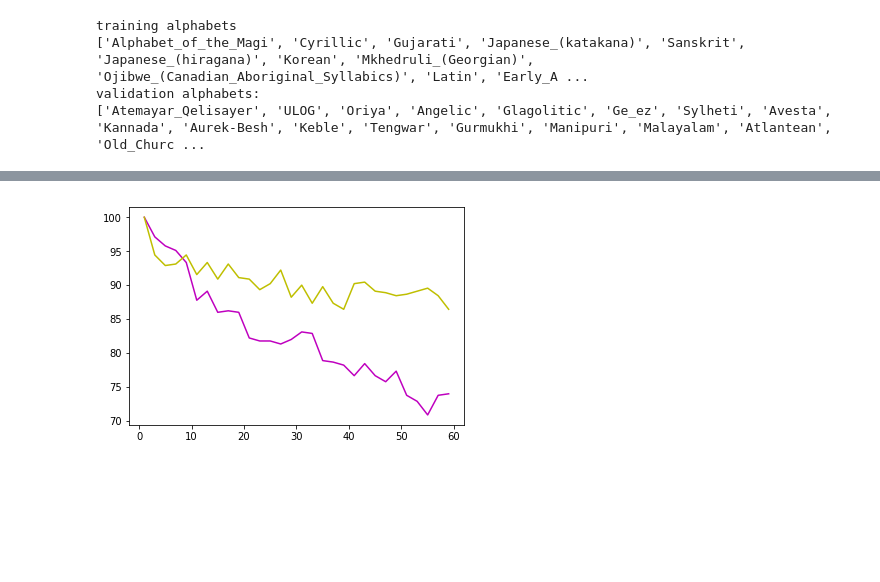
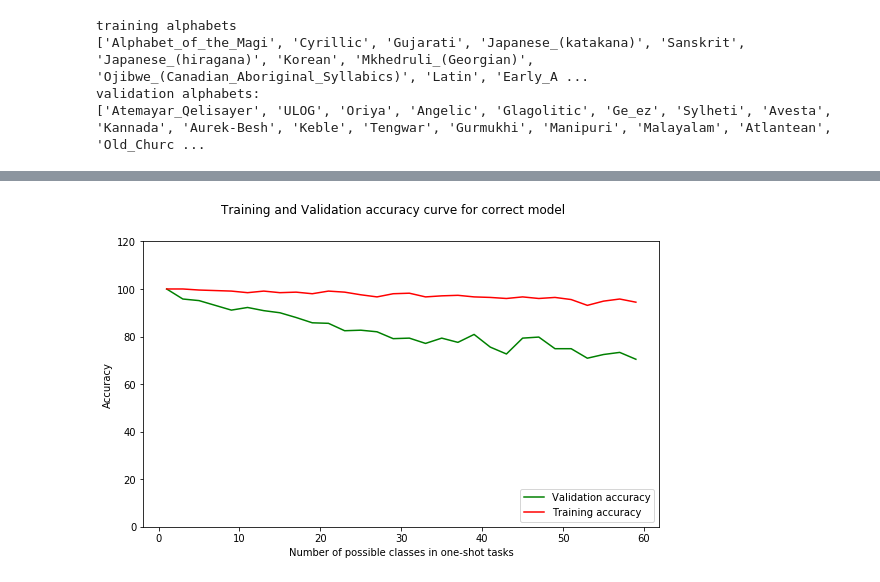
Before and after one commit to abhiyad/bad_siamese, a Jupyter notebook: get_graphs.ipynb, the cells around one changed output, grey strips where cells are left out. Saved outputs shown, nothing was run; the diff lists cells and outputs as text; code cells hidden in the pictures; blank space fills up the shorter version.

```diff
--- a/get_graphs.ipynb
+++ b/get_graphs.ipynb
@@ -180,17 +223,21 @@ siamese_net.load_weights('./poisoned_data/poisoned_weights')
 # %%
 ways = np.arange(1, 60, 2)
 resume =  False
-val_accs, train_accs,nn_accs = [], [], []
+val_accs1, train_accs1,nn_accs = [], [], []
+val_accs2, train_accs2 = [], []
+
 trials = 450
 for N in ways:
-    val_accs.append(loader.test_oneshot(siamese_net, N,trials, "val", verbose=True))
-    train_accs.append(loader.test_oneshot(siamese_net, N,trials, "train", verbose=True))
+    val_accs1.append(loader.test_oneshot(siamese_net, N,trials, "val", verbose=True))
+    train_accs1.append(loader.test_oneshot(siamese_net, N,trials, "train", verbose=True))
+    nn_accs.append(test_nn_accuracy(N,trials, loader))
     print "  ",N
 
-#plot the accuracy vs num categories for each
-plt.plot(ways, val_accs, "m")
-plt.plot(ways, train_accs, "y")
-plt.plot(ways,100.0/ways,"r")
+siamese_net.load_weights('./data/poisoned_weights')
+for N in ways:
+    val_accs2.append(loader.test_oneshot(siamese_net, N,trials, "val", verbose=True))
+    train_accs2.append(loader.test_oneshot(siamese_net, N,trials, "train", verbose=True))
+    print "  ",N
 # %% [output]
 current accuracy on random data of 250 samples : 100.0
 current accuracy on random data of 250 samples : 100.0
@@ -231,14 +258,0 @@ siamese_net.load_weights('./true_data/weights')
-# %%
-ways = np.arange(1, 60, 2)
-resume =  False
-val_accs, train_accs,nn_accs = [], [], []
-trials = 450
-for N in ways:
-    val_accs.append(loader.test_oneshot(siamese_net, N,trials, "val", verbose=True))
-    train_accs.append(loader.test_oneshot(siamese_net, N,trials, "train", verbose=True))
-    print "  ",N
-
-#plot the accuracy vs num categories for each
-plt.plot(ways, val_accs, "m")
-plt.plot(ways, train_accs, "y")
-plt.plot(ways,100.0/ways,"r")
@@ -265,6 +259,14 @@ current accuracy on random data of 250 samples : 86.4444444444
-# %%
-plt.plot(ways, val_accs, "m")
-plt.plot(ways, train_accs, "y")
-plt.savefig('/home/abhishek/Pictures/just_true.jpg')
-# %% [output]
-[figure, removed]
+# %%
+fig=plt.figure()
+fig.set_size_inches(18.5/2, 10.5/2)
+plt.plot(ways, val_accs1, "g",label='Validation accuracy')
+plt.plot(ways, train_accs1, "r",label='Training accuracy')
+plt.xlabel("Number of possible classes in one-shot tasks")
+plt.ylabel("Accuracy")
+plt.legend(loc='lower right')
+ax=plt.axes()
+ax.set_ylim([0,120])
+fig.suptitle("Training and Validation accuracy curve for correct model")
+plt.savefig('/home/abhishek/projects/bad_siamese/graphs/just_true.jpg')
+# %% [output]
+[figure, added]
```
Also changed, not shown: parts of 22 cells of this notebook, 4 other files.
